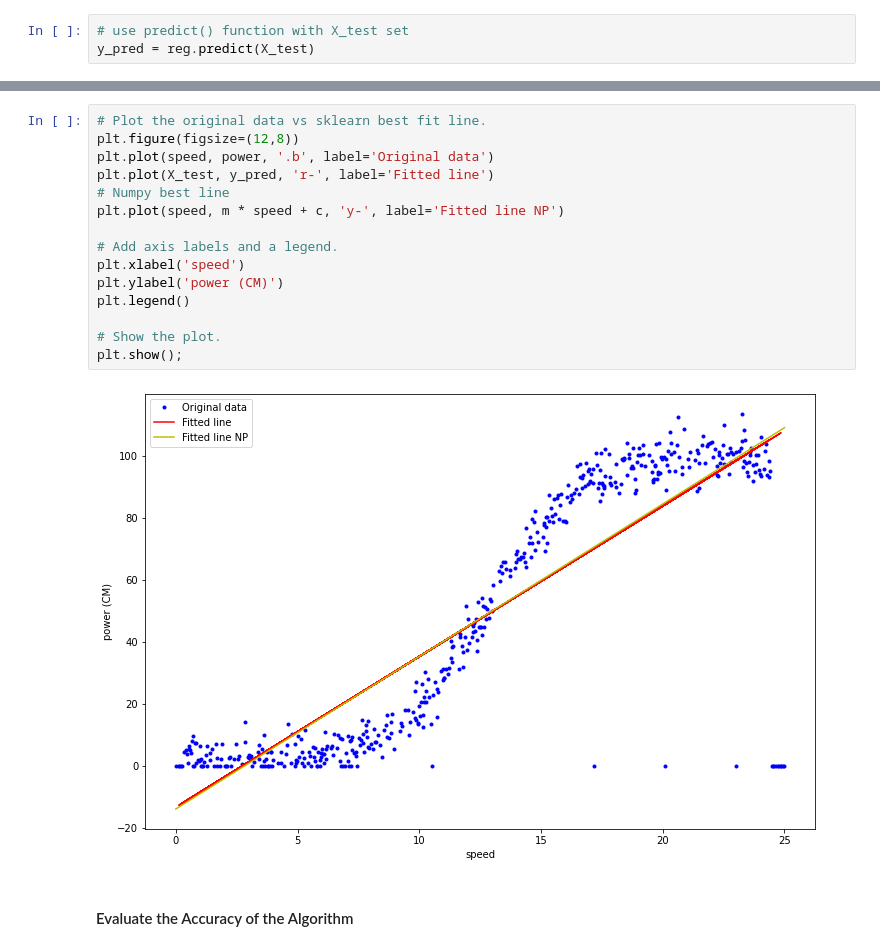
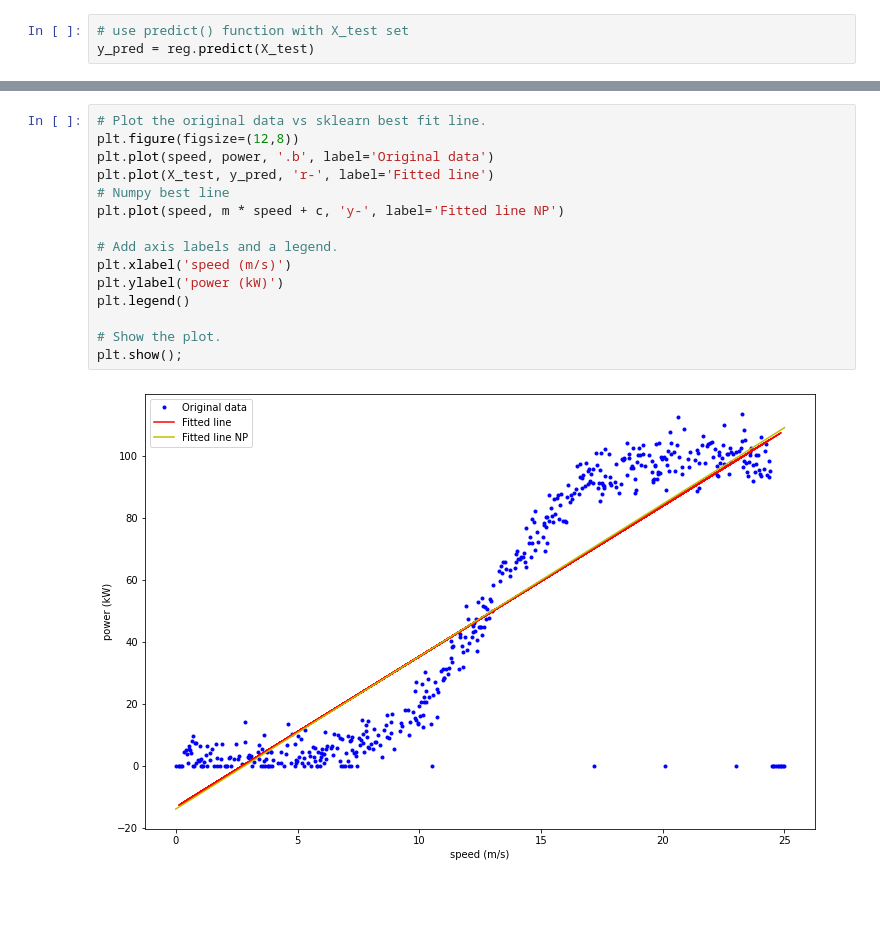
Before and after one commit to killfoley/fundamentalsofDA_project, a Jupyter notebook: Project.ipynb, the cells around one changed output, grey strips where cells are left out. Cells and saved outputs as stored; diff of their text form; blank space fills up the shorter version.

```diff
--- a/Project.ipynb
+++ b/Project.ipynb
@@ -196,19 +194,17 @@ Plot the best fit line on top of the original data
 # %%
 # Plot the original data vs sklearn best fit line.
 plt.figure(figsize=(12,8))
 plt.plot(speed, power, '.b', label='Original data')
 plt.plot(X_test, y_pred, 'r-', label='Fitted line')
 # Numpy best line
 plt.plot(speed, m * speed + c, 'y-', label='Fitted line NP')
 
 # Add axis labels and a legend.
-plt.xlabel('speed')
-plt.ylabel('power (CM)')
+plt.xlabel('speed (m/s)')
+plt.ylabel('power (kW)')
 plt.legend()
 
 # Show the plot.
 plt.show();
 # %% [output]
-[figure, old version]
+[figure, new version]
-# %% [markdown]
-#### Evaluate the Accuracy of the Algorithm
```
Also changed, not shown: parts of 24 cells of this notebook, 1 other file.
